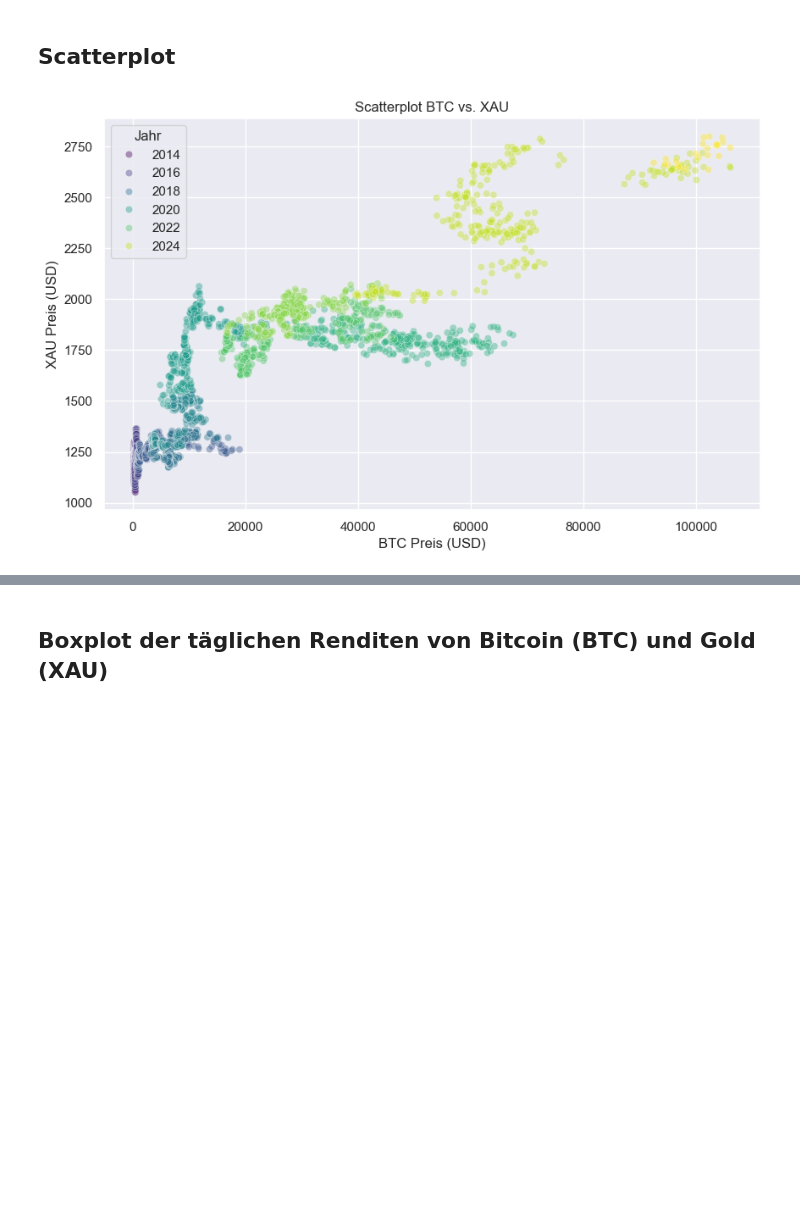
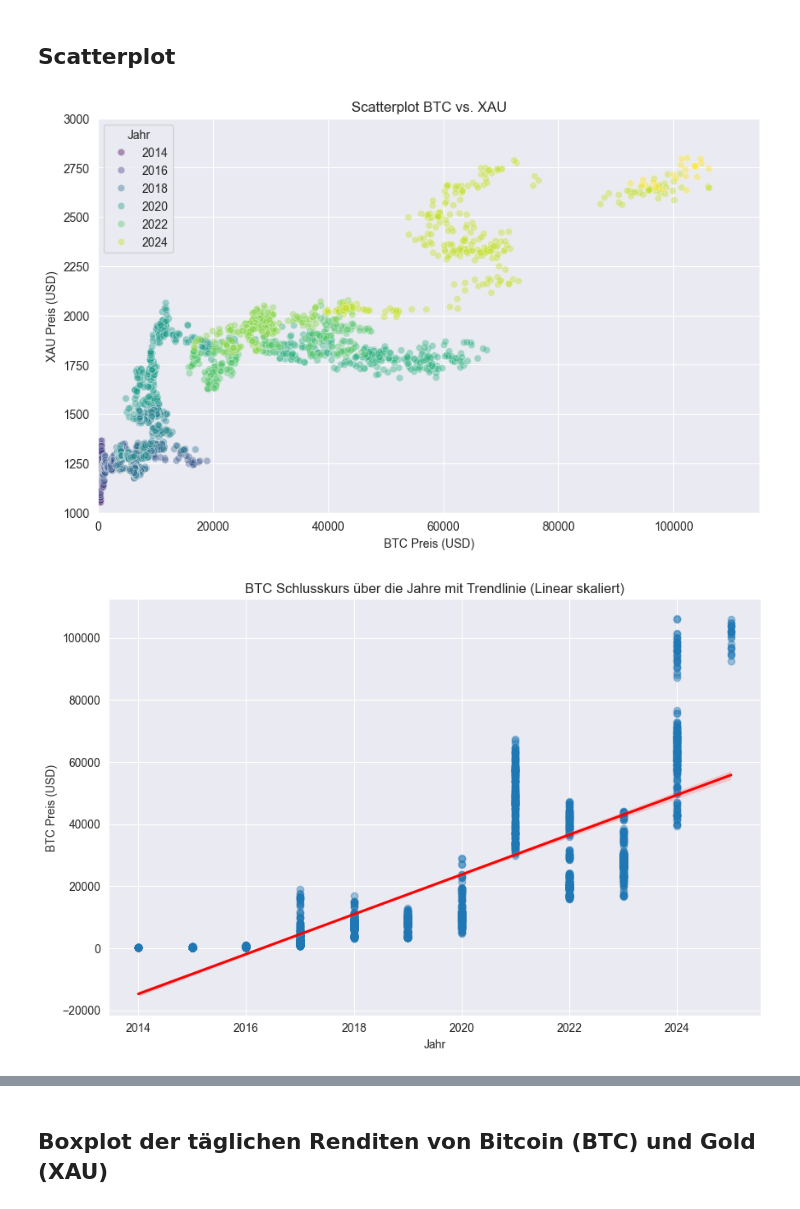
Before and after one commit to mohammadtaiba/DataVision, a Jupyter notebook: notebooks/btc_vs_gold.ipynb, the cells around one changed output, grey strips where cells are left out. Drawn from its saved outputs; the diff is of its cells as text; code cells hidden in the pictures; blank space fills up the shorter version.

```diff
--- a/notebooks/btc_vs_gold.ipynb
+++ b/notebooks/btc_vs_gold.ipynb
@@ -162,17 +162,54 @@ plt.show()
 # %%
 import matplotlib.pyplot as plt
 import seaborn as sns
+
+# --------------------------------------------------------------------
+# Scatterplot für BTC & XAU ohne Trendlinie
+# --------------------------------------------------------------------
 
 # Jahr extrahieren
 df['year'] = df['date'].dt.year
 
 plt.figure(figsize=(10, 6))
 sns.scatterplot(x='close_btc', y='close_xau', hue='year', data=df, palette='viridis', alpha=0.4, legend='brief')
 plt.title("Scatterplot BTC vs. XAU")
 plt.xlabel("BTC Preis (USD)")
 plt.ylabel("XAU Preis (USD)")
+plt.xlim(0, 115000)
+plt.ylim(1000, 3000)
 plt.grid(True)
 plt.legend(title='Jahr')
 plt.show()
+
+
+# --------------------------------------------------------------------
+# Scatterplot für BTC & XAU mit Trendlinie
+# --------------------------------------------------------------------
+
+sns.lmplot(
+    x='year', y='close_btc', data=df,
+    scatter_kws={'alpha': 0.4}, line_kws={'color': 'red'},
+    height=6, aspect=1.5
+)
+plt.title("BTC Schlusskurs über die Jahre mit Trendlinie (Linear skaliert)")
+plt.xlabel("Jahr")
+plt.ylabel("BTC Preis (USD)")
+plt.grid(True)
+plt.tight_layout()
+plt.show()
+
+# Scatterplot für XAU mit Trendlinie
+sns.lmplot(
+    x='year', y='close_xau', data=df,
+    scatter_kws={'alpha': 0.4}, line_kws={'color': 'yellow'},
+    height=6, aspect=1.5
+)
+plt.title("XAU Schlusskurs über die Jahre mit Trendlinie (Linear skaliert)")
+plt.xlabel("Jahr")
+plt.ylabel("XAU Preis (USD)")
+plt.grid(True)
+plt.tight_layout()
+plt.show()
 # %% [output]
-[figure, old version]
+[figure, new version]
+[figure, added]
```
Also changed, not shown: parts of 8 cells of this notebook, 1 other file.
